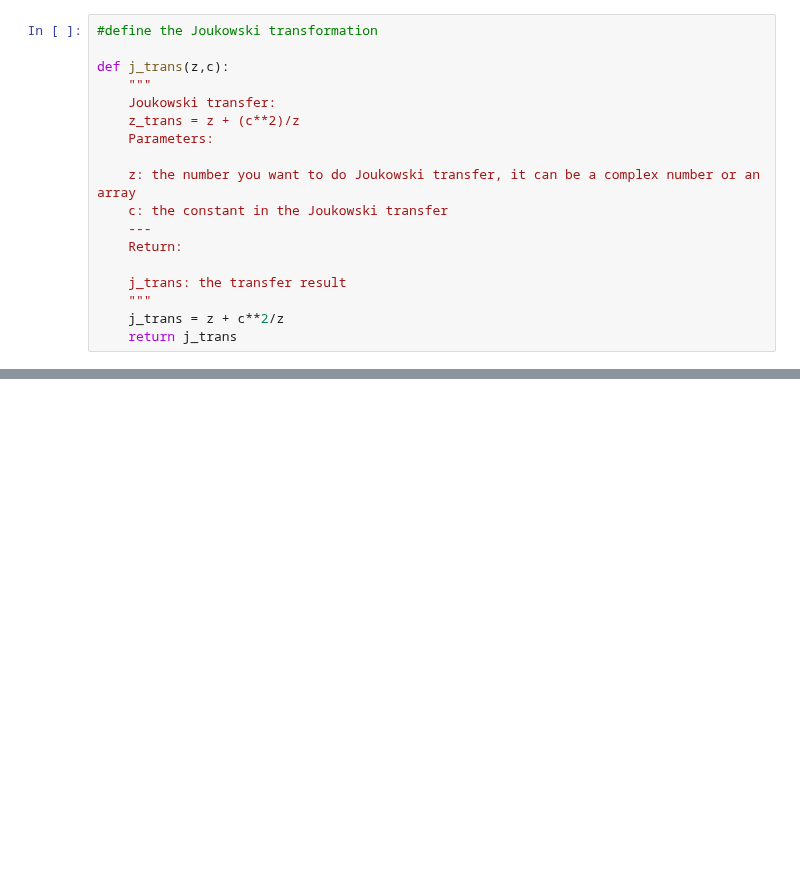
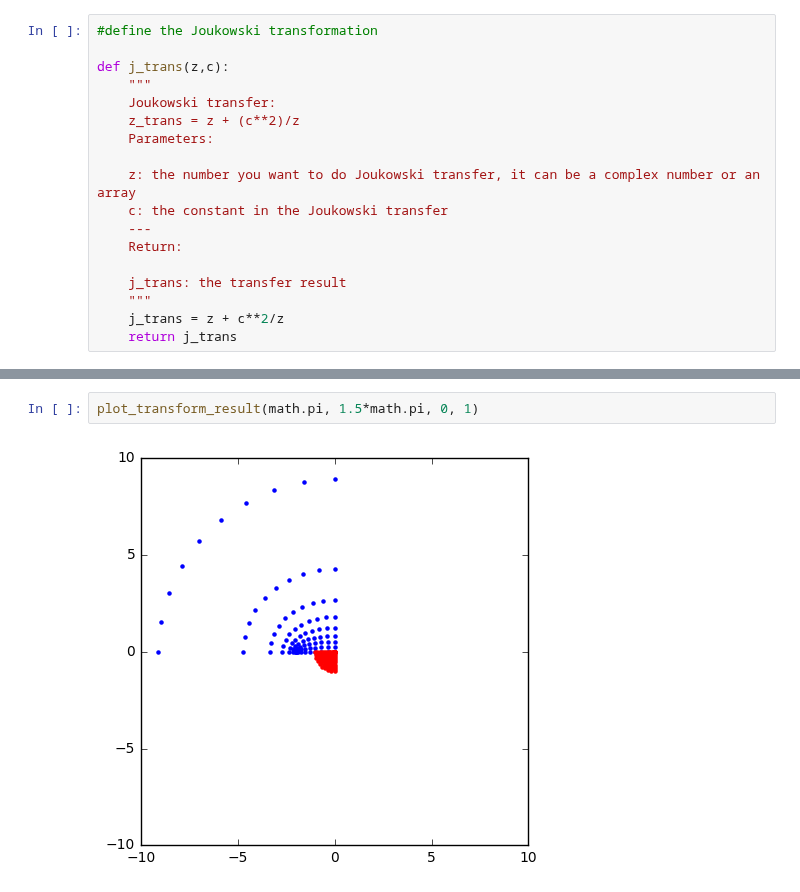
Before and after one commit to barbagroup/AeroPython-studentprojects2017, a Jupyter notebook: iamisrapel/Project_Joukowski_transformation.ipynb, the cells around one changed output, grey strips where cells are left out. Drawn from its saved outputs; the diff is of its cells as text; blank space fills up the shorter version.

```diff
--- a/iamisrapel/Project_Joukowski_transformation.ipynb
+++ b/iamisrapel/Project_Joukowski_transformation.ipynb
@@ -52,0 +50,4 @@ pyplot.ylim(-10,10)
+# %%
+plot_transform_result(math.pi, 1.5*math.pi, 0, 1)
+# %% [output]
+[figure, added]
```
Also changed, not shown: parts of 12 cells of this notebook.
